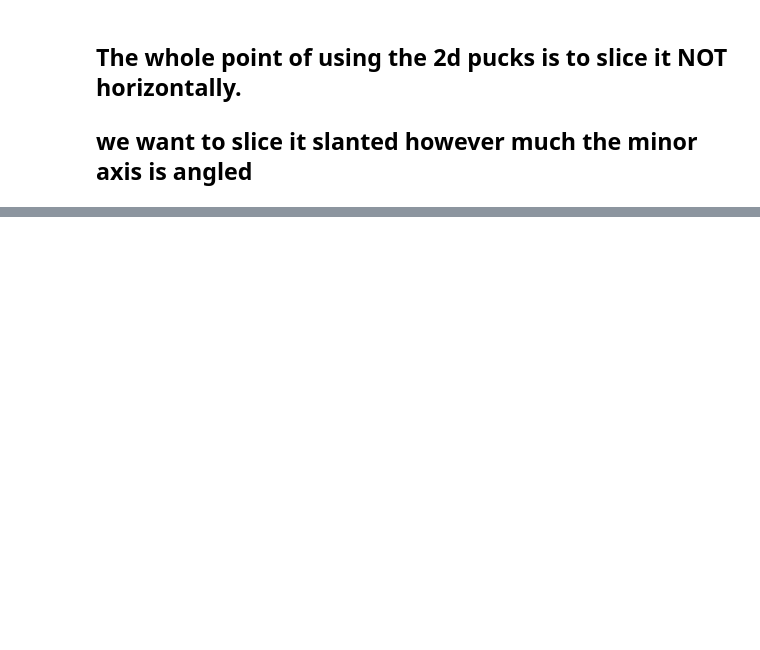
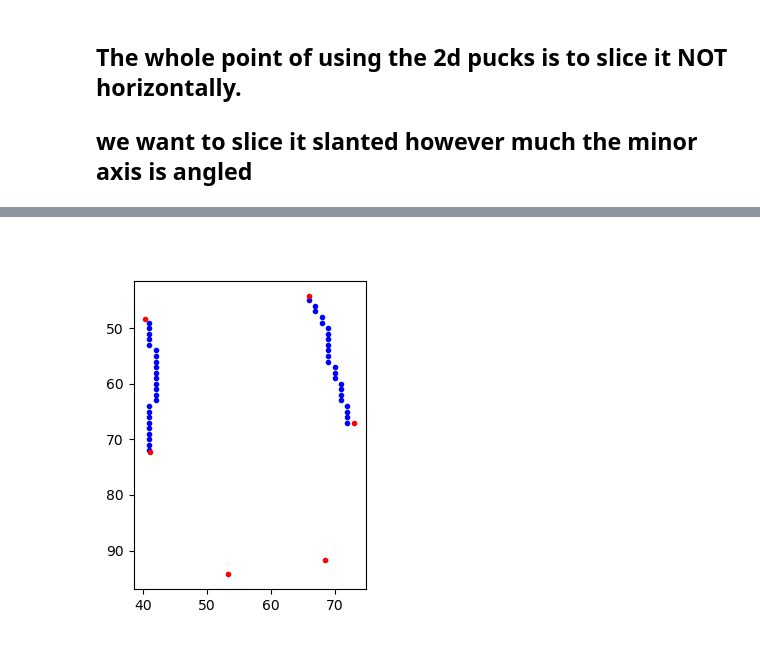
Before and after one commit to warrenmwang/echo_22, a Jupyter notebook: dev/longitudinal_strain/get2dpucks_1.ipynb, the cells around one changed output, grey strips where cells are left out. Cells and saved outputs as stored; diff of their text form; code cells hidden in the pictures; blank space fills up the shorter version.

```diff
--- a/dev/longitudinal_strain/get2dpucks_1.ipynb
+++ b/dev/longitudinal_strain/get2dpucks_1.ipynb
@@ -389,0 +672,7 @@ plt.scatter(slice_points[:, 1], slice_points[:, 0]) # plot in x,y --- stored in
+# %%
+fig, ax = plt.subplots(1,1, figsize=(3,4))
+ax.scatter(I_regional_point_sets[1][:, 1], I_regional_point_sets[1][:, 0], marker='.', color='b', zorder=2)
+ax.scatter(divide_points_j_vals, divide_points_i_vals, marker='.', color='r', zorder=3)
+ax.invert_yaxis()
+# %% [output]
+[figure, added]
```
Also changed, not shown: parts of 34 cells of this notebook, 4 other files.
